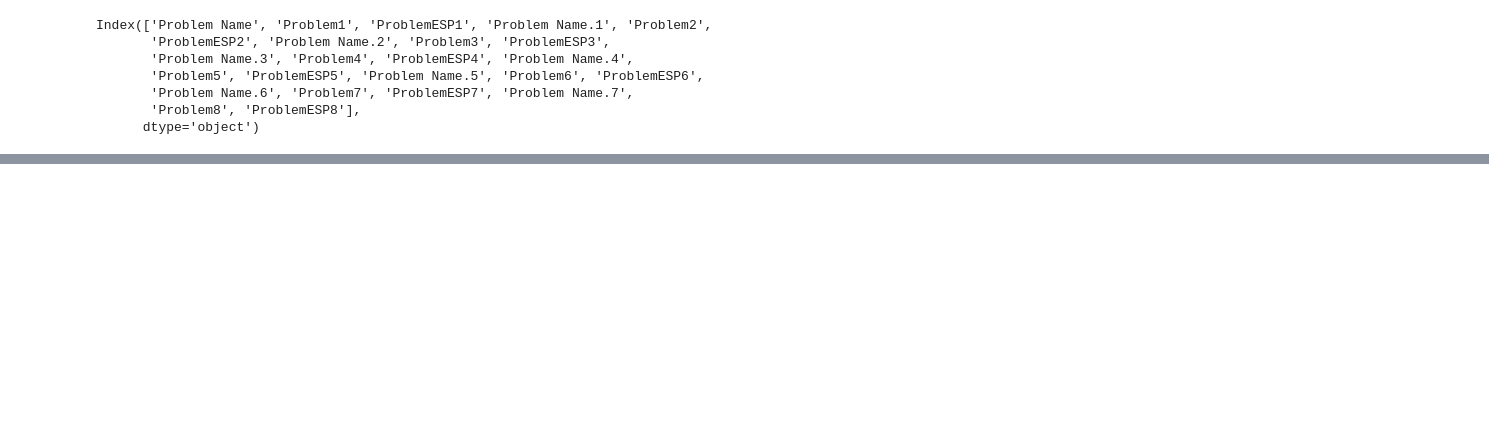
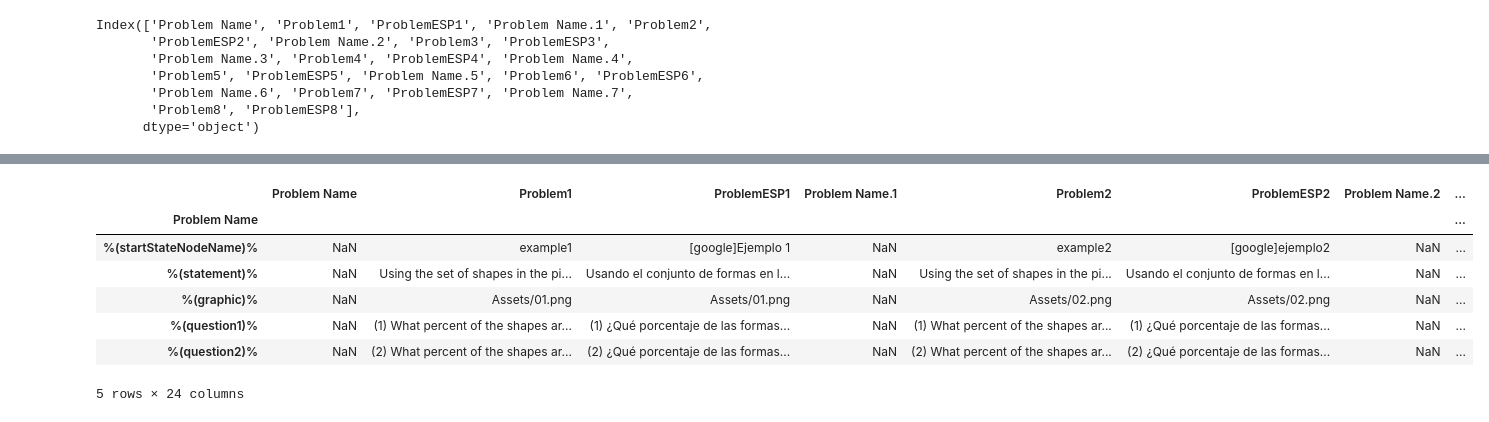
Before and after one commit to linshumeng/CTAT_translator, a Jupyter notebook: translate.ipynb, the cells around one changed output, grey strips where cells are left out. Cells and saved outputs as stored; diff of their text form; code cells hidden in the pictures; blank space fills up the shorter version.

```diff
--- a/translate.ipynb
+++ b/translate.ipynb
@@ -1,6 +1,8 @@
 # %%
 import pandas as pd
 import re
+import translators.server as tss
+TARGET_LANG = 'es'
 # %%
 # read the latest mass production table
 # path_new = "./HTML_folder//6.05 HTML/6.05 HTML/MassProduction/6_5.txt"
@@ -79,3 +121,5 @@ table_translated.shape
+# %%
+google_dict = {}
 # %%
 # find the translation of the latest mass production table from the Greg's mass production table
 for column in range(table_new.shape[1]):
@@ -89,7 +133,16 @@ for column in range(table_new.shape[1]):
         # content_new = content_new.replace(")", "\)")
         # no translation
         if table_old[table_old[column_name] == str(content_new)].empty:
-            content_translated = 'N/A'
+            if content_new in google_dict:
+                content_translated = google_dict[content_new]
+            else:
+                try:
+                    translation = tss.google(content_new, from_language='en', to_language=TARGET_LANG)
+                except:
+                    translation = 'error'
+                content_translated = '[google]' + translation
+                google_dict[content_new] = content_translated
+            # content_translated = '[google]'
         # find translation
         else:
             content_translated = table_old[table_old[column_name] == str(content_new)].iloc[0,column_num+1]
@@ -99,6 +152,17 @@ for column in range(table_new.shape[1]):
         table_translated.iloc[row, column_num+1] = content_translated
         # # content_translated
 # table_translated
+# %%
+table_translated.head()
+# %% [output]
+|  | Problem Name | Problem1 | ProblemESP1 | Problem Name.1 | Problem2 | ProblemESP2 | Problem Name.2 | ... |
+| Problem Name |  |  |  |  |  |  |  | ... |
+| %(startStateNodeName)% | NaN | example1 | [google]Ejemplo 1 | NaN | example2 | [google]ejemplo2 | NaN | ... |
+| %(statement)% | NaN | Using the set of shapes in the pi... | Usando el conjunto de formas en l... | NaN | Using the set of shapes in the pi... | Usando el conjunto de formas en l... | NaN | ... |
+| %(graphic)% | NaN | Assets/01.png | Assets/01.png | NaN | Assets/02.png | Assets/02.png | NaN | ... |
+| %(question1)% | NaN | (1) What percent of the shapes ar... | (1) ¿Qué porcentaje de las formas... | NaN | (1) What percent of the shapes ar... | (1) ¿Qué porcentaje de las formas... | NaN | ... |
+| %(question2)% | NaN | (2) What percent of the shapes ar... | (2) ¿Qué porcentaje de las formas... | NaN | (2) What percent of the shapes ar... | (2) ¿Qué porcentaje de las formas... | NaN | ... |
+5 rows × 24 columns
 # %%
 # drop NaN columns
 table_translated_drop = table_translated.dropna(axis = 1, how = "any")
```
Also changed, not shown: parts of 8 cells of this notebook, 3 other files.
